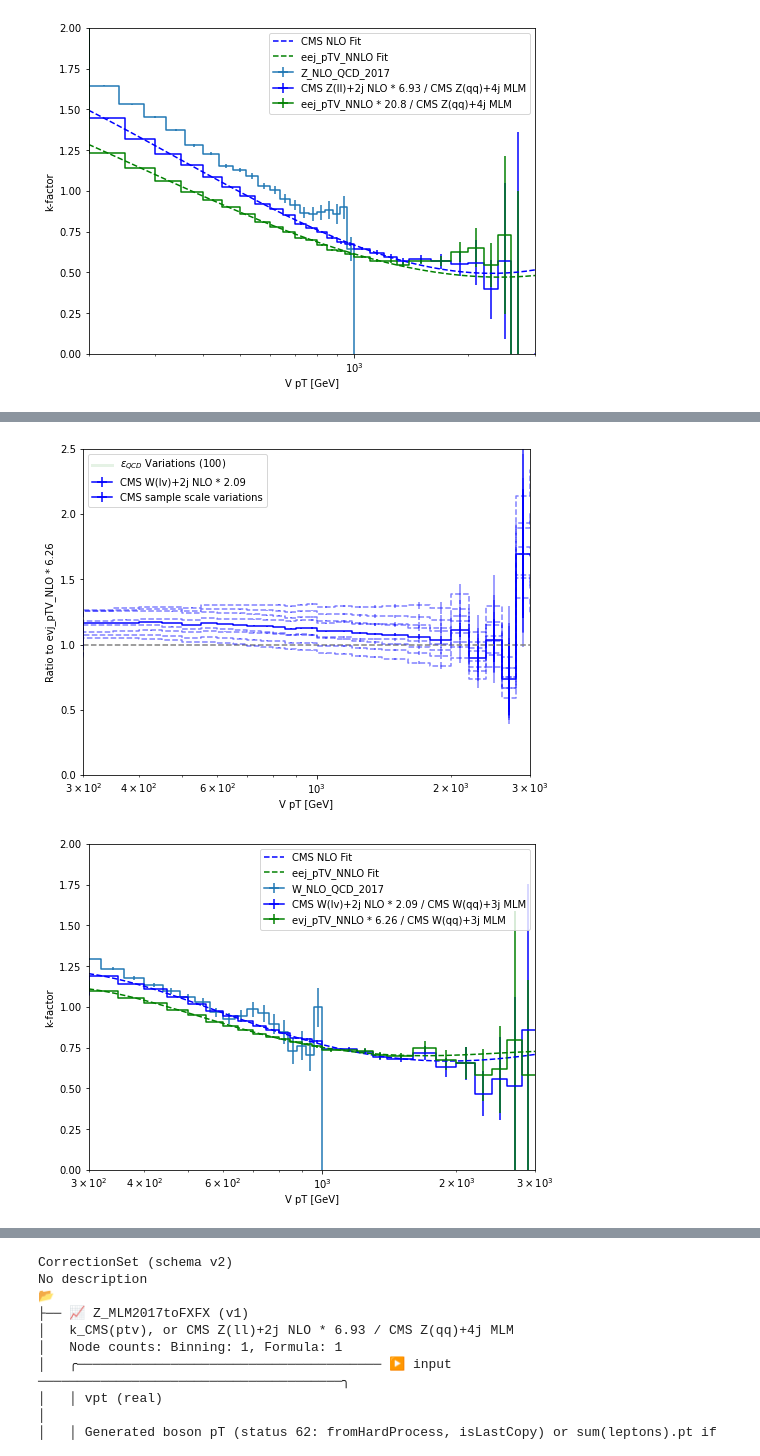
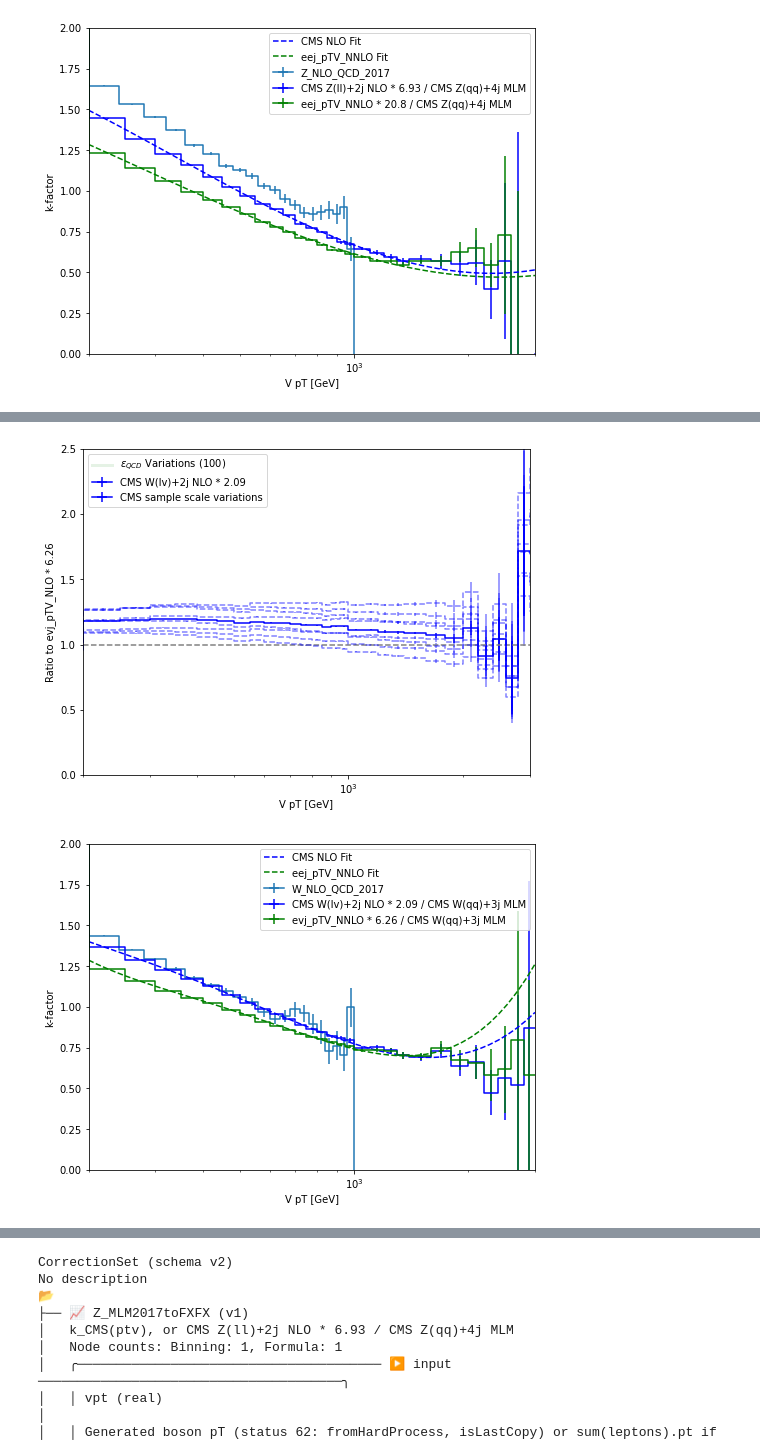
Before and after one commit to mroguljic/Zbb_SF, a Jupyter notebook: NLO_kfactors/vjets_kfactors.ipynb, the cells around one changed output, grey strips where cells are left out. Cells and saved outputs as stored; diff of their text form; code cells hidden in the pictures.

```diff
--- a/NLO_kfactors/vjets_kfactors.ipynb
+++ b/NLO_kfactors/vjets_kfactors.ipynb
@@ -150,12 +150,12 @@ xs = {
     "DY2JetsToLL_M-50_LHEZpT_150-250_TuneCP5_13TeV-amcnloFXFX-pythia8": 15.65,
     "DY2JetsToLL_M-50_LHEZpT_250-400_TuneCP5_13TeV-amcnloFXFX-pythia8": 2.74,
     "DY2JetsToLL_M-50_LHEZpT_400-inf_TuneCP5_13TeV-amcnloFXFX-pythia8": 0.4492,
-    "W1JetsToLNu_LHEWpT_150-250_TuneCP5_13TeV-amcnloFXFX-pythia8": XX.XX,
-    "W1JetsToLNu_LHEWpT_250-400_TuneCP5_13TeV-amcnloFXFX-pythia8": 8.06,
+    "W1JetsToLNu_LHEWpT_150-250_TuneCP5_13TeV-amcnloFXFX-pythia8": 71.9,
+    "W1JetsToLNu_LHEWpT_250-400_TuneCP5_13TeV-amcnloFXFX-pythia8": 8.05,
     "W1JetsToLNu_LHEWpT_400-inf_TuneCP5_13TeV-amcnloFXFX-pythia8": 0.89,
-    "W1JetsToLNu_LHEWpT_150-250_TuneCP5_13TeV-amcnloFXFX-pythia8": XX.XX,
-    "W2JetsToLNu_LHEWpT_250-400_TuneCP5_13TeV-amcnloFXFX-pythia8": 18.03,
-    "W2JetsToLNu_LHEWpT_400-inf_TuneCP5_13TeV-amcnloFXFX-pythia8": 3,
+    "W2JetsToLNu_LHEWpT_150-250_TuneCP5_13TeV-amcnloFXFX-pythia8": 105.9,
+    "W2JetsToLNu_LHEWpT_250-400_TuneCP5_13TeV-amcnloFXFX-pythia8": 18.67,
+    "W2JetsToLNu_LHEWpT_400-inf_TuneCP5_13TeV-amcnloFXFX-pythia8": 3.04,
     "Z1JetsToNuNu_M-50_LHEZpT_250-400_TuneCP5_13TeV-amcnloFXFX-pythia8": 2.051,
     "Z1JetsToNuNu_M-50_LHEZpT_400-inf_TuneCP5_13TeV-amcnloFXFX-pythia8": 0.2251,
     "Z2JetsToNuNU_M-50_LHEZpT_400-inf_TuneCP5_13TeV-amcnloFXFX-pythia8": 0.8472,
@@ -687,14 +687,14 @@ for i in range(8):
                            )
 
 ax.set_xscale("log")
-ax.set_xlim(300, 3000)
+ax.set_xlim(200, 3000)
 ax.set_ylim(0., 2.5)
 ax.set_ylabel(f"Ratio to evj_pTV_{order} * 6.26")
 ax.set_xlabel("V pT [GeV]")
 ax.legend(loc="upper left")
 fig.savefig(f"WPtFXFX_vs_lindert{order}.pdf")
 # %% [output]
-[figure, old version]
+[figure, new version]
 # %%
 fig, ax = plt.subplots(figsize=(8, 6))
 
@@ -707,7 +707,7 @@ tofxfx = ratio(
     scale(cms_lvj["Vpt"], 2.09),
     cms_wqqj_mlm["Vpt"],
 )
-tofxfx_fit = polyfit(tofxfx[hist.loc(300):], 4)
+tofxfx_fit = polyfit(tofxfx[hist.loc(200):], 4)
 w_tofxfx_corr = Correction(
     name="W_MLM2017toFXFX",
     version=1,
@@ -717,9 +717,9 @@ w_tofxfx_corr = Correction(
     data={
         "nodetype": "binning",
         "input": "vpt",
-        "edges": [299, 300, 3000, 3001],
+        "edges": [199, 200, 3000, 3001],
         "content": [
-            np.polyval(tofxfx_fit, np.log(300)),
+            np.polyval(tofxfx_fit, np.log(200)),
             {
                 "nodetype": "formula",
                 "variables": ["vpt"],
@@ -739,42 +739,42 @@ tolindert = ratio(
     scale(evj["evj_pTV_NNLO"], 6.26),
     cms_wqqj_mlm["Vpt"],
 )
-tolindert_fit = polyfit(tolindert[hist.loc(300):], 4)
+tolindert_fit = polyfit(tolindert[hist.loc(200):], 4)
 w_tolindert_corr = Correction(
     name="W_MLM2017toNNLOQCD",
     version=1,
     description="k_CMS(vpt), or evj_pTV_NNLO * 6.26 / CMS W(qq)+3j MLM",
     inputs=[vptvar],
     output=Variable(name="out", type="real", description="Multiplicative k-factor"),
     data={
         "nodetype": "binning",
         "input": "vpt",
-        "edges": [299, 300, 3000, 3001],
+        "edges": [199, 200, 3000, 3001],
         "content": [
-            np.polyval(tolindert_fit, np.log(300)),
+            np.polyval(tolindert_fit, np.log(200)),
             {
                 "nodetype": "formula",
                 "variables": ["vpt"],
                 "parser": "TFormula",
                 "expression": horner(tolindert_fit, "log(x)"),
             },
             np.polyval(tolindert_fit, np.log(3000)),
         ],
         "flow": "clamp",
     },
 )
 tolindert.plot1d(ax=ax, label="evj_pTV_NNLO * 6.26 / CMS W(qq)+3j MLM", color="g")
 ax.plot(x, evaluator(w_tolindert_corr)(x), label="eej_pTV_NNLO Fit", color="g", linestyle="--")
 
 ax.set_xscale("log")
 ax.set_ylim(0, 2)
-ax.set_xlim(300, 3000)
+ax.set_xlim(200, 3000)
 ax.set_ylabel("k-factor")
 ax.set_xlabel("V pT [GeV]")
 ax.legend()
 fig.savefig("W_kCMS.pdf")
 # %% [output]
-[figure, old version]
+[figure, new version]
 # %%
 fig, ax = plt.subplots(figsize=(8, 6))
 
```
Also changed, not shown: parts of 5 cells of this notebook.
